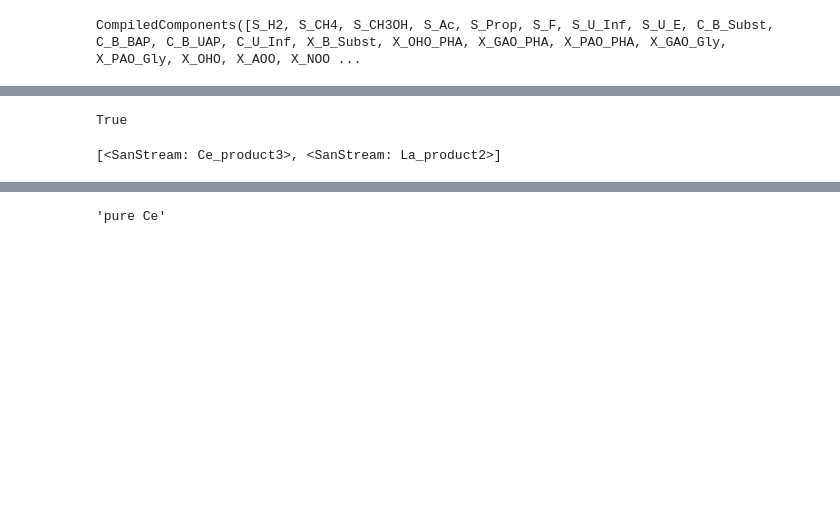
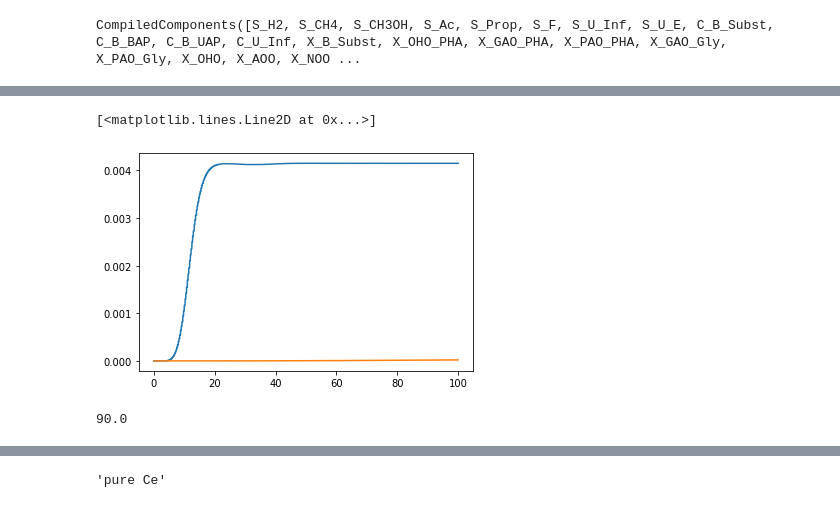
Before and after one commit to adsmer2/REEPS, a Jupyter notebook: Adsorption System.ipynb, the cells around one changed output, grey strips where cells are left out. Drawn from its saved outputs; the diff is of its cells as text; code cells hidden in the pictures; blank space fills up the shorter version.

```diff
--- a/Adsorption System.ipynb
+++ b/Adsorption System.ipynb
@@ -1092,22 +664,16 @@ sys.diagram(kind='cluster', number=True)
 # tea = qs.TEA(system=sys, discount_rate=0.05, lifetime=1, simulate_system=False) # temporary TEA analysis
 # %% [output]
 [drawing not drawn]
-# %%
-# for units in S3.neighborhood():
-#     for stream in units.ins:
-#         if f'Ce_product_{3}' not in stream.ID:
-#             # do the rest
-#             break
-
-
-# S3.tag == 'purifying Ce' and S3.outs not in sys1.products
-# unit_dct['S3'].tag == 'purifying Ce' and
-any(unit_dct['S3'].outs[1] == string for string in sys_dct['sys1'].products)
-# %% [output]
-True
-# %%
-sys1.products
-# %% [output]
-[<SanStream: Ce_product3>, <SanStream: La_product2>]
+# %%
+fig, ax = plt.subplots()
+ax.plot(S2.time, S2.conc1[:,-1])
+ax.plot(S2.time, S2.conc2[:,-1])
+# %% [output]
+[<matplotlib.lines.Line2D at 0x...>]
+[figure, added]
+# %%
+S2.tbreak
+# %% [output]
+90.0
 # %%
 repetition = 0
```
Also changed, not shown: parts of 21 cells of this notebook, 1 other file.
